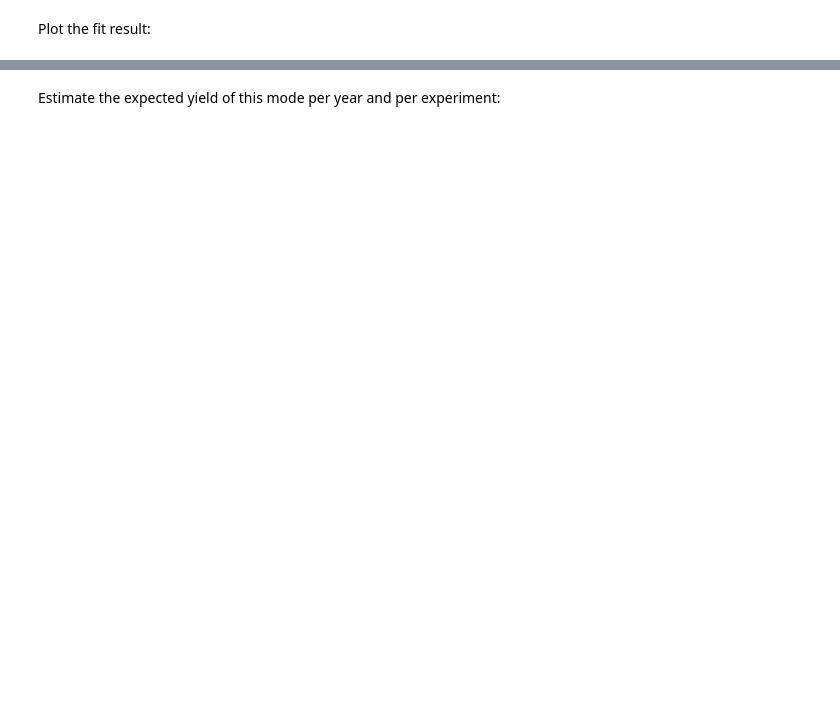
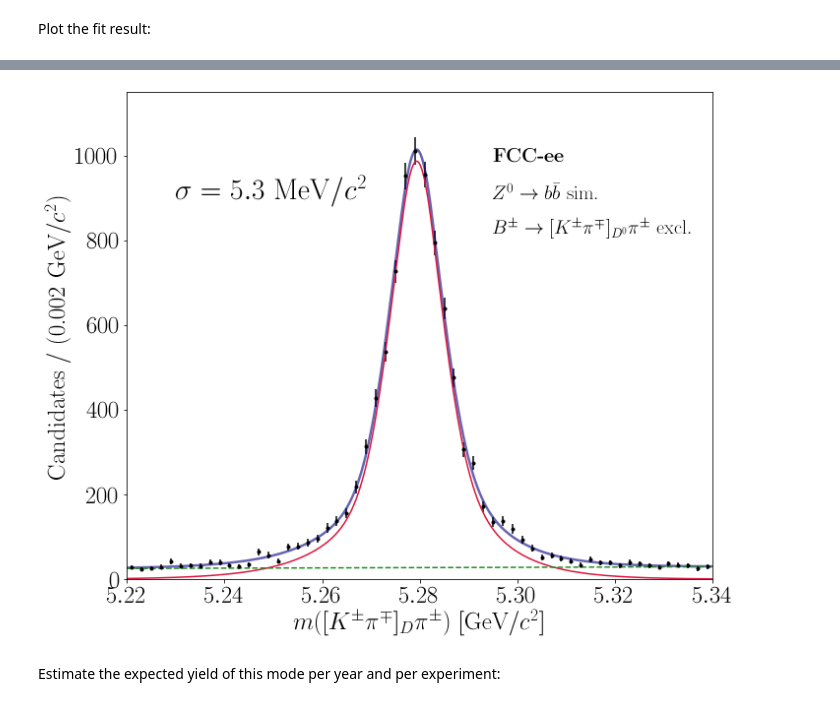
Before and after one commit to donalhill/fcc_python_tools, a Jupyter notebook: examples/Bu2D0Pi.ipynb, the cells around one changed output, grey strips where cells are left out. Saved outputs shown, nothing was run; the diff lists cells and outputs as text; code cells hidden in the pictures; blank space fills up the shorter version.

```diff
--- a/examples/Bu2D0Pi.ipynb
+++ b/examples/Bu2D0Pi.ipynb
@@ -160,5 +182,8 @@ plt.ylim(0,1.05*ymax)
 plt.text(5.295,0.9*ymax,"\\textbf{FCC-ee}",fontsize=20)
 plt.text(5.295,0.82*ymax,"$Z^0 \\to b\\bar{b}$ sim.",fontsize=20)
 plt.text(5.295,0.74*ymax,"$B^\\pm \\to [K^\pm \pi^\mp]_{D^0} \\pi^\\pm$ excl.",fontsize=20)
+sigma_val = 1000.*params[B_sigma]['value']
+plt.text(5.23,0.82*ymax,"$\\sigma = %.1f$ MeV/$c^2$" % sigma_val,fontsize=30)
 plt.tight_layout()
 fig.savefig(loc.PLOTS+f"/{file_type}_Bu_M_fit.pdf")
+# %% [output]
@@ -165,3 +191,4 @@ fig.savefig(loc.PLOTS+f"/{file_type}_Bu_M_fit.pdf")
+[figure, added]
 # %% [markdown]
 Estimate the expected yield of this mode per year and per experiment:
 # %%
```
Also changed, not shown: parts of 7 cells of this notebook, 6 other files.
